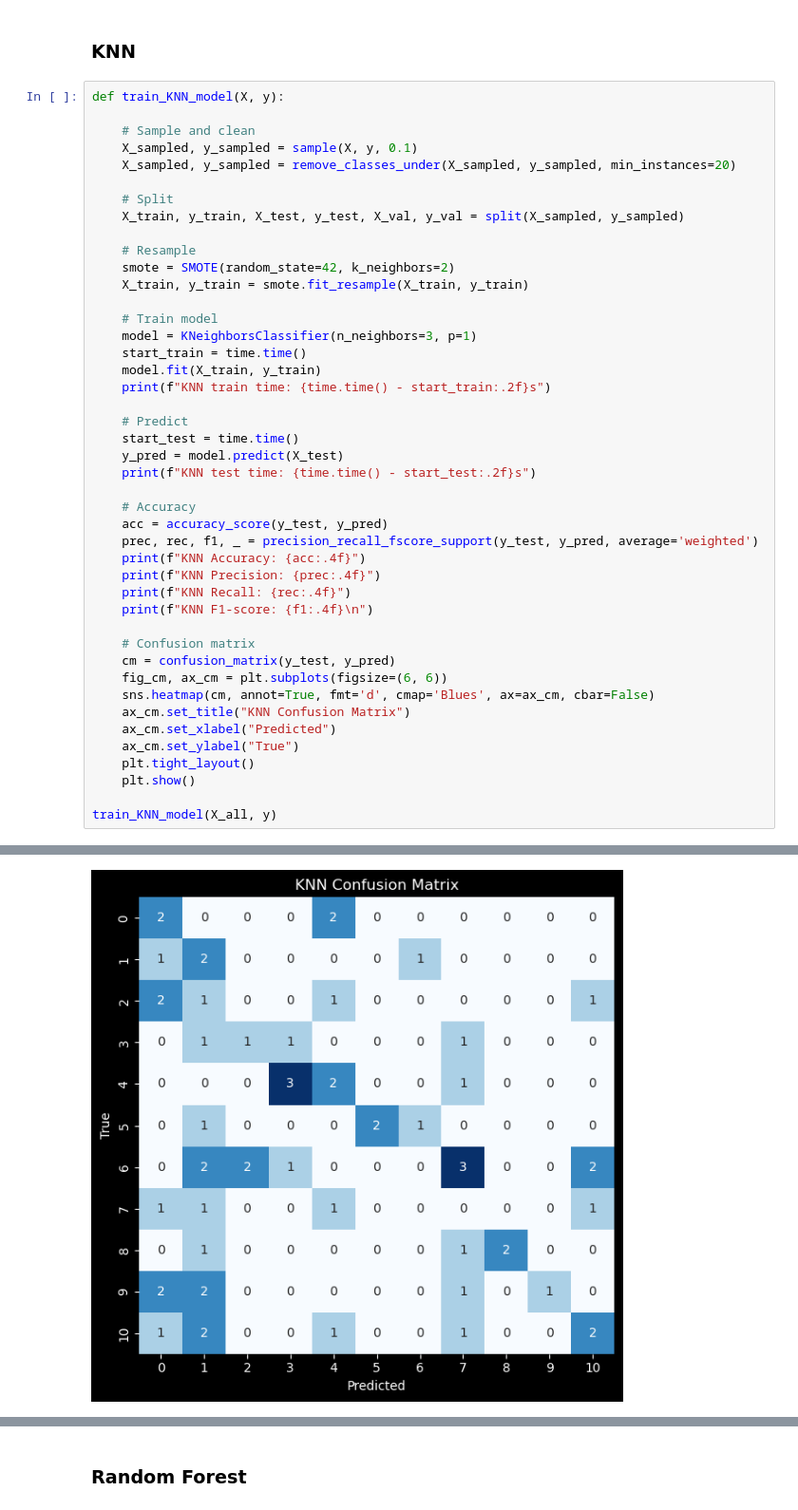
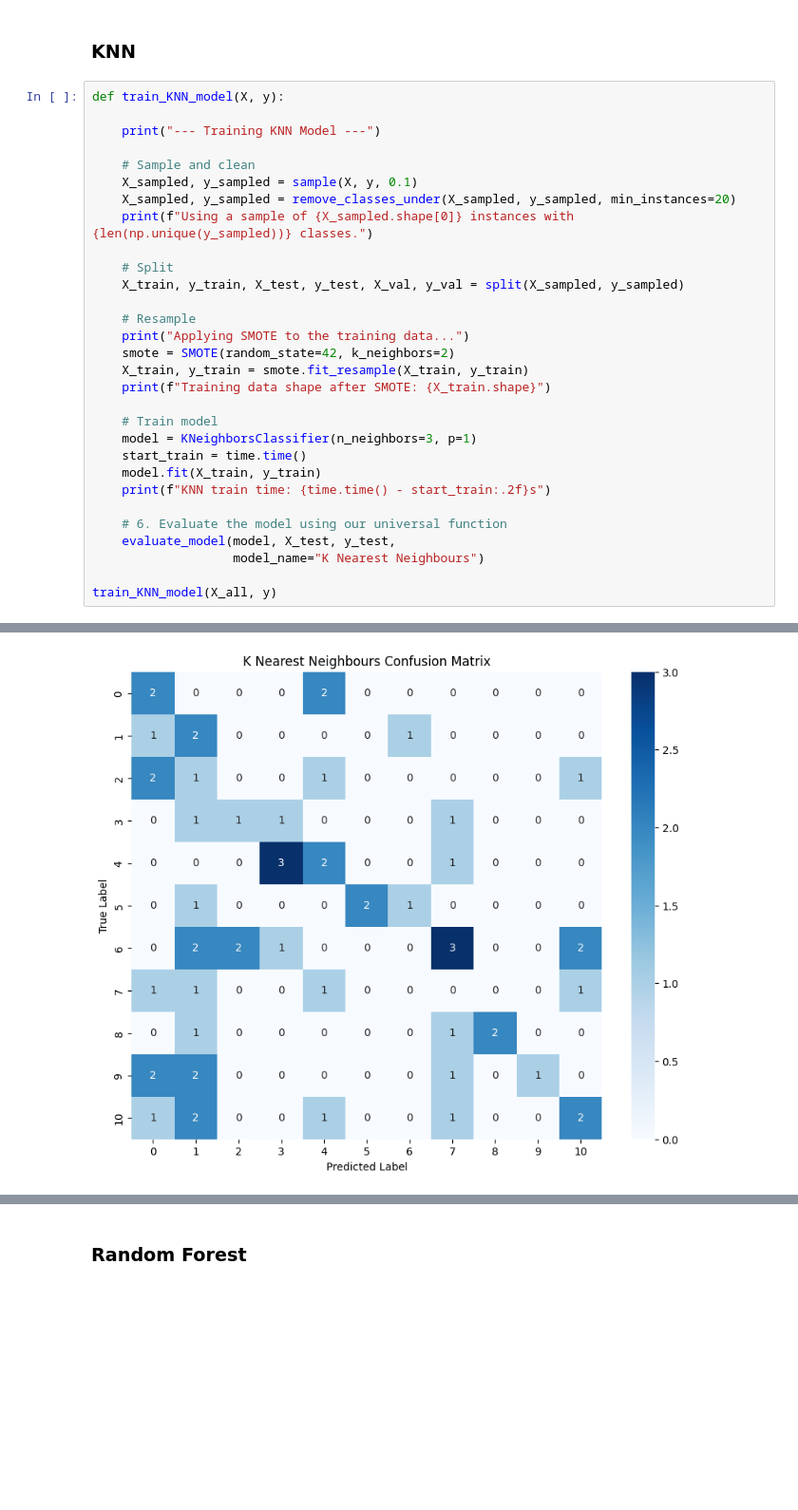
Before and after one commit to massmola/ml-assignments, a Jupyter notebook: Project/mlp-project.ipynb, the cells around one changed output, grey strips where cells are left out. Shown at 95% size. Cells and saved outputs as stored; diff of their text form; blank space fills up the shorter version.

```diff
--- a/Project/mlp-project.ipynb
+++ b/Project/mlp-project.ipynb
@@ -729,17 +734,22 @@ ValueError: The train_size = 1 should be greater or equal to the number of class
 ### KNN
 # %%
 def train_KNN_model(X, y):
+
+    print("--- Training KNN Model ---")
 
     # Sample and clean
     X_sampled, y_sampled = sample(X, y, 0.1)
     X_sampled, y_sampled = remove_classes_under(X_sampled, y_sampled, min_instances=20)
+    print(f"Using a sample of {X_sampled.shape[0]} instances with {len(np.unique(y_sampled))} classes.")
 
     # Split
     X_train, y_train, X_test, y_test, X_val, y_val = split(X_sampled, y_sampled)
 
     # Resample
+    print("Applying SMOTE to the training data...")
     smote = SMOTE(random_state=42, k_neighbors=2)
     X_train, y_train = smote.fit_resample(X_train, y_train)
+    print(f"Training data shape after SMOTE: {X_train.shape}")
 
     # Train model
     model = KNeighborsClassifier(n_neighbors=3, p=1)
@@ -747,28 +757,9 @@ def train_KNN_model(X, y):
     model.fit(X_train, y_train)
     print(f"KNN train time: {time.time() - start_train:.2f}s")
 
-    # Predict
-    start_test = time.time()
-    y_pred = model.predict(X_test)
-    print(f"KNN test time: {time.time() - start_test:.2f}s")
-
-    # Accuracy
-    acc = accuracy_score(y_test, y_pred)
-    prec, rec, f1, _ = precision_recall_fscore_support(y_test, y_pred, average='weighted')
-    print(f"KNN Accuracy: {acc:.4f}")
-    print(f"KNN Precision: {prec:.4f}")
-    print(f"KNN Recall: {rec:.4f}")
-    print(f"KNN F1-score: {f1:.4f}\n")
-
-    # Confusion matrix
-    cm = confusion_matrix(y_test, y_pred)
-    fig_cm, ax_cm = plt.subplots(figsize=(6, 6))
-    sns.heatmap(cm, annot=True, fmt='d', cmap='Blues', ax=ax_cm, cbar=False)
-    ax_cm.set_title("KNN Confusion Matrix")
-    ax_cm.set_xlabel("Predicted")
-    ax_cm.set_ylabel("True")
-    plt.tight_layout()
-    plt.show()
+    # 6. Evaluate the model using our universal function
+    evaluate_model(model, X_test, y_test,
+                   model_name="K Nearest Neighbours")
 
 train_KNN_model(X_all, y)
 # %% [output]
@@ -781 +777 @@ KNN F1-score: 0.2432
-[figure, old version]
+[figure, new version]
```
Also changed, not shown: parts of 7 cells of this notebook.
